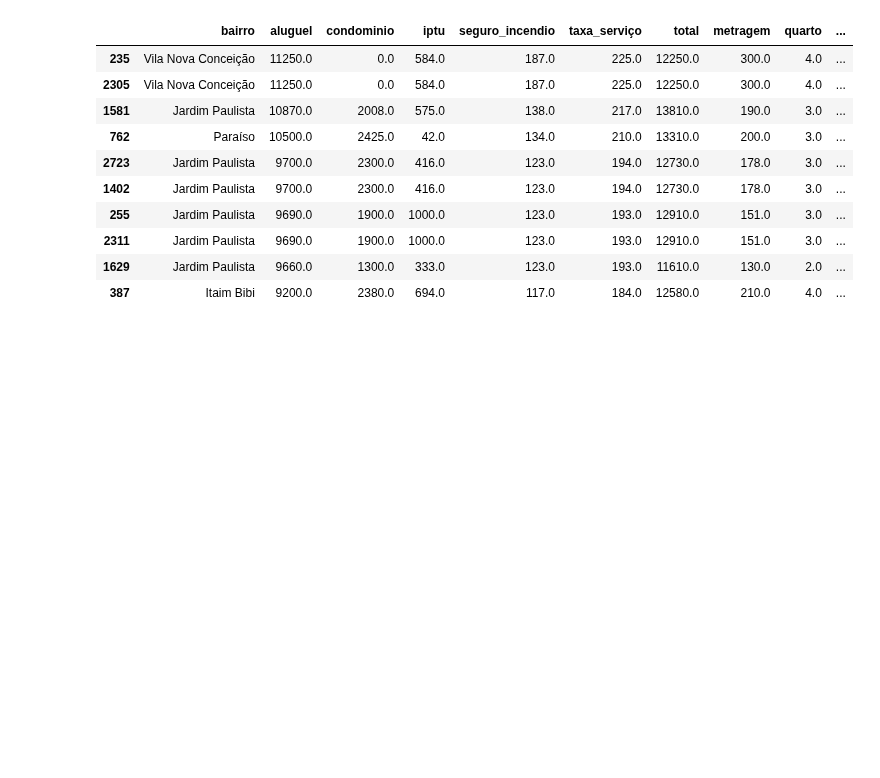
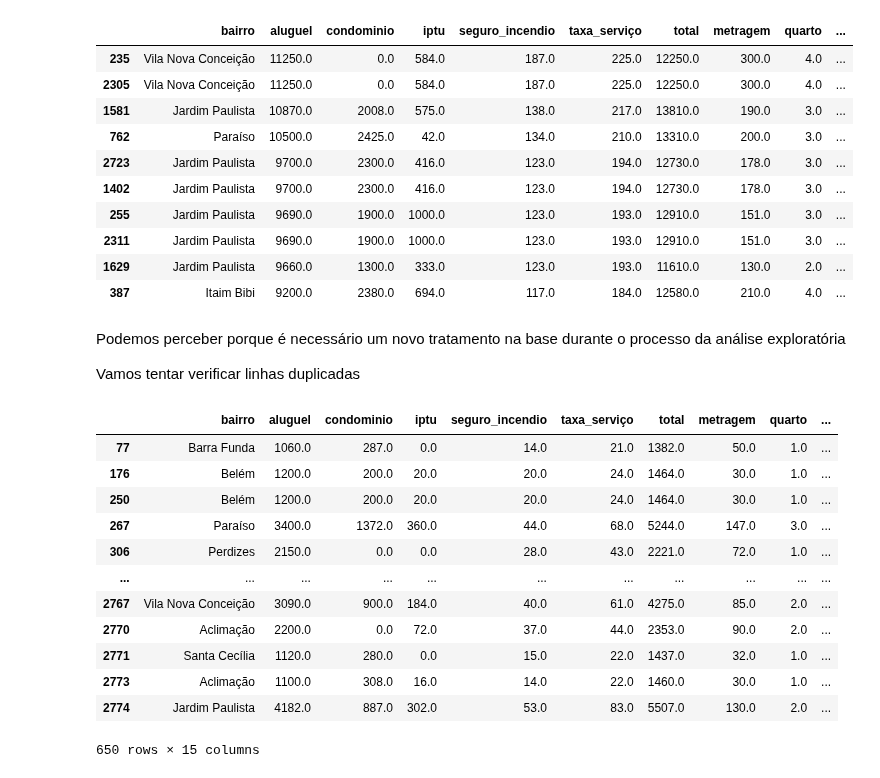
Before and after one commit to abilioepalanga/Market-Value-Predictor-Airbnb, a Jupyter notebook: main.ipynb, the cells around one changed output. Drawn from its saved outputs; the diff is of its cells as text; code cells hidden in the pictures; blank space fills up the shorter version.

Commit message:
Verificado se existem valores duplicadas na base

```diff
--- a/main.ipynb
+++ b/main.ipynb
@@ -657,3 +657,26 @@ base.sort_values('aluguel',ascending=False).head(10)
 | 2311 | Jardim Paulista | 9690.0 | 1900.0 | 1000.0 | 123.0 | 193.0 | 12910.0 | 151.0 | 3.0 | ... |
 | 1629 | Jardim Paulista | 9660.0 | 1300.0 | 333.0 | 123.0 | 193.0 | 11610.0 | 130.0 | 2.0 | ... |
 | 387 | Itaim Bibi | 9200.0 | 2380.0 | 694.0 | 117.0 | 184.0 | 12580.0 | 210.0 | 4.0 | ... |
+# %% [markdown]
+Podemos perceber porque é necessário um novo tratamento na base durante o processo da análise exploratória
+
+
+Vamos tentar verificar linhas duplicadas
+# %%
+# Verificado se existem valores duplicadas na base
+#base.duplicated().sum()
+base[base.duplicated()]
+# %% [output]
+|  | bairro | aluguel | condominio | iptu | seguro_incendio | taxa_serviço | total | metragem | quarto | ... |
+| 77 | Barra Funda | 1060.0 | 287.0 | 0.0 | 14.0 | 21.0 | 1382.0 | 50.0 | 1.0 | ... |
+| 176 | Belém | 1200.0 | 200.0 | 20.0 | 20.0 | 24.0 | 1464.0 | 30.0 | 1.0 | ... |
+| 250 | Belém | 1200.0 | 200.0 | 20.0 | 20.0 | 24.0 | 1464.0 | 30.0 | 1.0 | ... |
+| 267 | Paraíso | 3400.0 | 1372.0 | 360.0 | 44.0 | 68.0 | 5244.0 | 147.0 | 3.0 | ... |
+| 306 | Perdizes | 2150.0 | 0.0 | 0.0 | 28.0 | 43.0 | 2221.0 | 72.0 | 1.0 | ... |
+| ... | ... | ... | ... | ... | ... | ... | ... | ... | ... | ... |
+| 2767 | Vila Nova Conceição | 3090.0 | 900.0 | 184.0 | 40.0 | 61.0 | 4275.0 | 85.0 | 2.0 | ... |
+| 2770 | Aclimação | 2200.0 | 0.0 | 72.0 | 37.0 | 44.0 | 2353.0 | 90.0 | 2.0 | ... |
+| 2771 | Santa Cecília | 1120.0 | 280.0 | 0.0 | 15.0 | 22.0 | 1437.0 | 32.0 | 1.0 | ... |
+| 2773 | Aclimação | 1100.0 | 308.0 | 16.0 | 14.0 | 22.0 | 1460.0 | 30.0 | 1.0 | ... |
+| 2774 | Jardim Paulista | 4182.0 | 887.0 | 302.0 | 53.0 | 83.0 | 5507.0 | 130.0 | 2.0 | ... |
+650 rows × 15 columns
```
